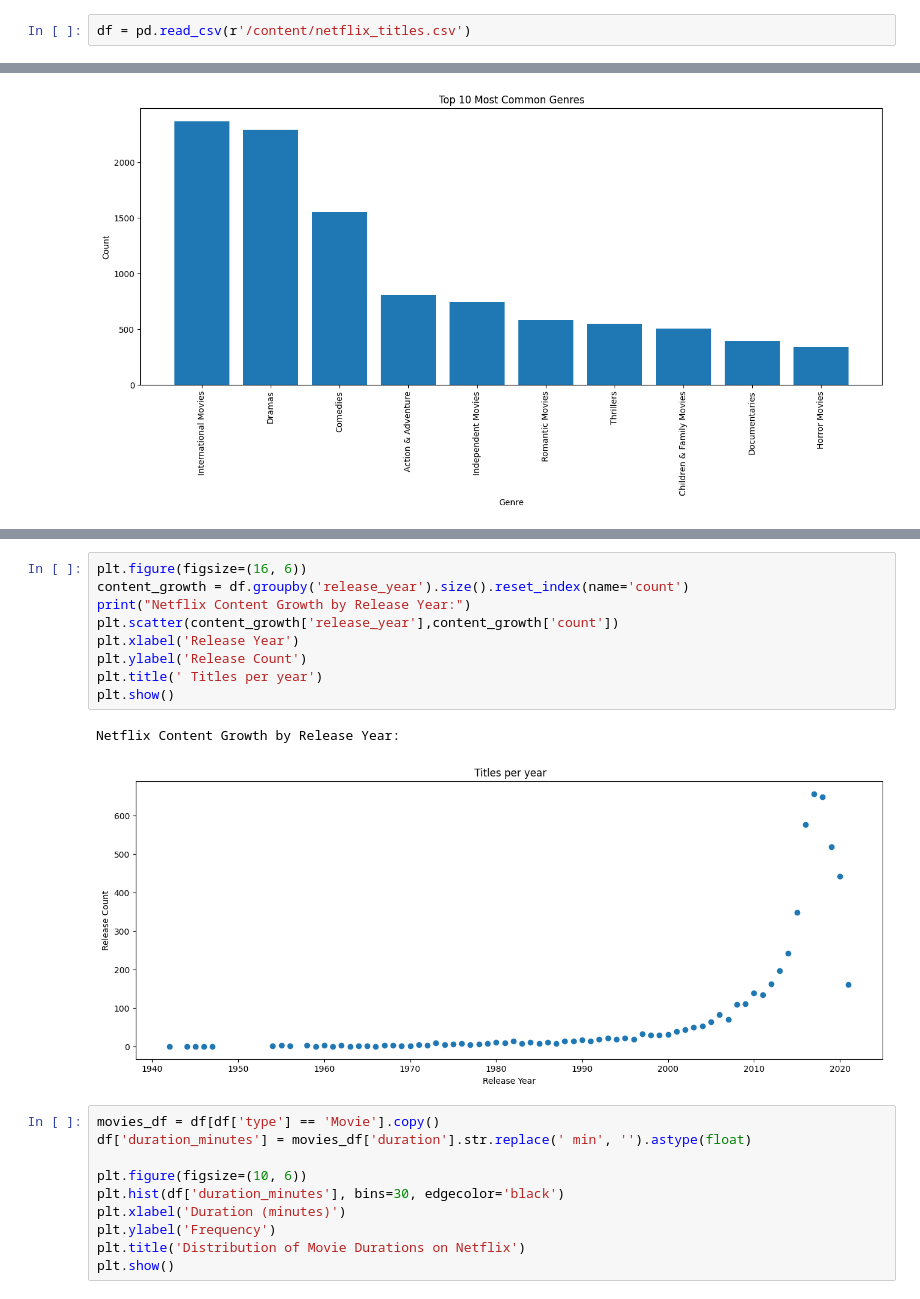
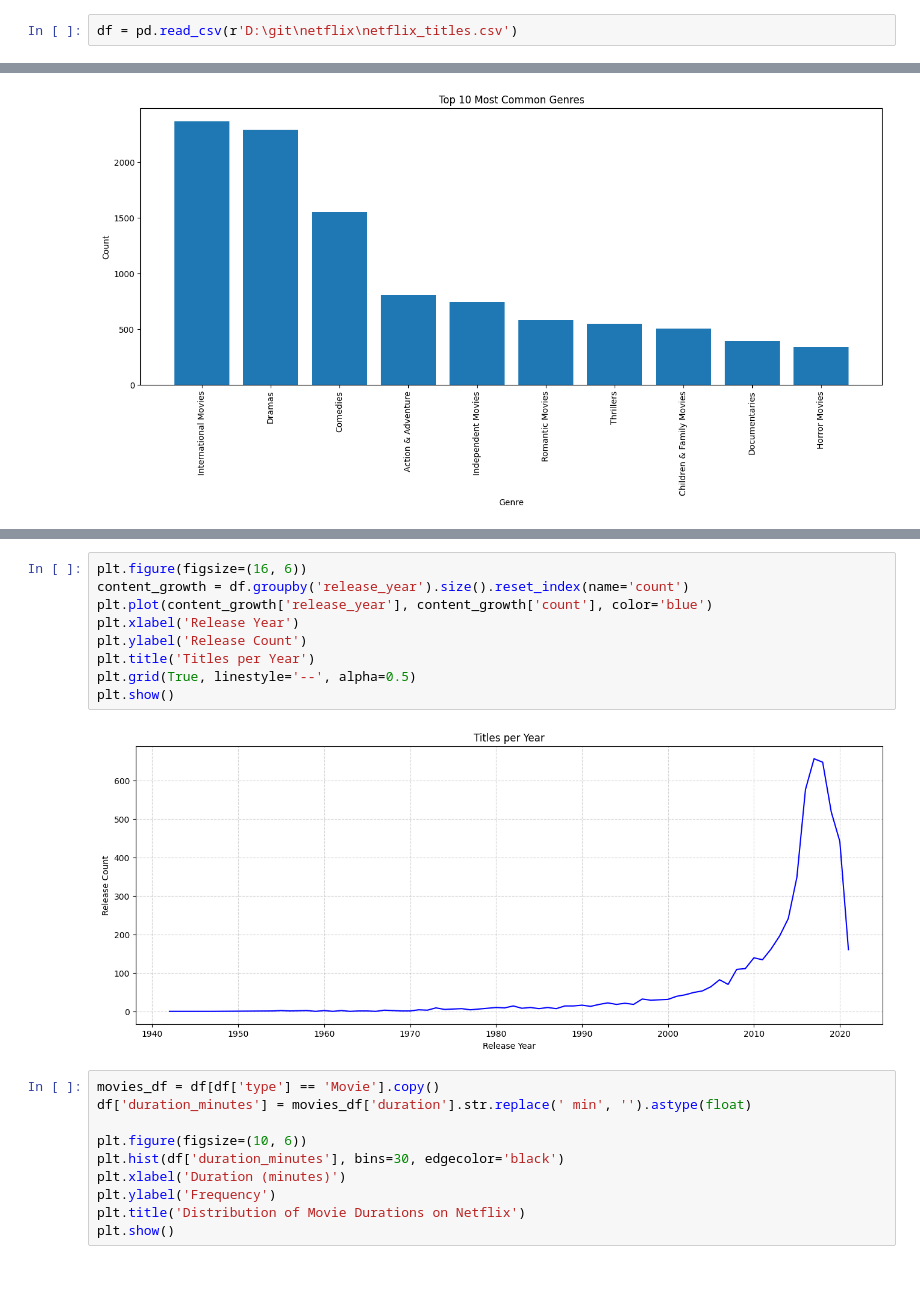
Before and after one commit to Karthikeyan572/EDA-netflix, a Jupyter notebook: NETFLIX (1).ipynb, the cells around one changed output, grey strips where cells are left out. Drawn from its saved outputs; the diff is of its cells as text.

```diff
--- a/NETFLIX (1).ipynb
+++ b/NETFLIX (1).ipynb
@@ -4,7 +4,7 @@ import numpy as np
 import sympy as sp
 import matplotlib.pyplot as plt
 # %%
-df = pd.read_csv(r'/content/netflix_titles.csv')
+df = pd.read_csv(r'D:\git\netflix\netflix_titles.csv')
 # %%
 df.head()
 # %% [output]
@@ -145,15 +142,14 @@ df.head()
 # %%
 plt.figure(figsize=(16, 6))
 content_growth = df.groupby('release_year').size().reset_index(name='count')
-print("Netflix Content Growth by Release Year:")
-plt.scatter(content_growth['release_year'],content_growth['count'])
+plt.plot(content_growth['release_year'], content_growth['count'], color='blue')
 plt.xlabel('Release Year')
 plt.ylabel('Release Count')
-plt.title(' Titles per year')
+plt.title('Titles per Year')
+plt.grid(True, linestyle='--', alpha=0.5)
 plt.show()
 # %% [output]
-Netflix Content Growth by Release Year:
-[figure, old version]
+[figure, new version]
 # %%
 movies_df = df[df['type'] == 'Movie'].copy()
 df['duration_minutes'] = movies_df['duration'].str.replace(' min', '').astype(float)
```
Also changed, not shown: parts of 5 cells of this notebook.
